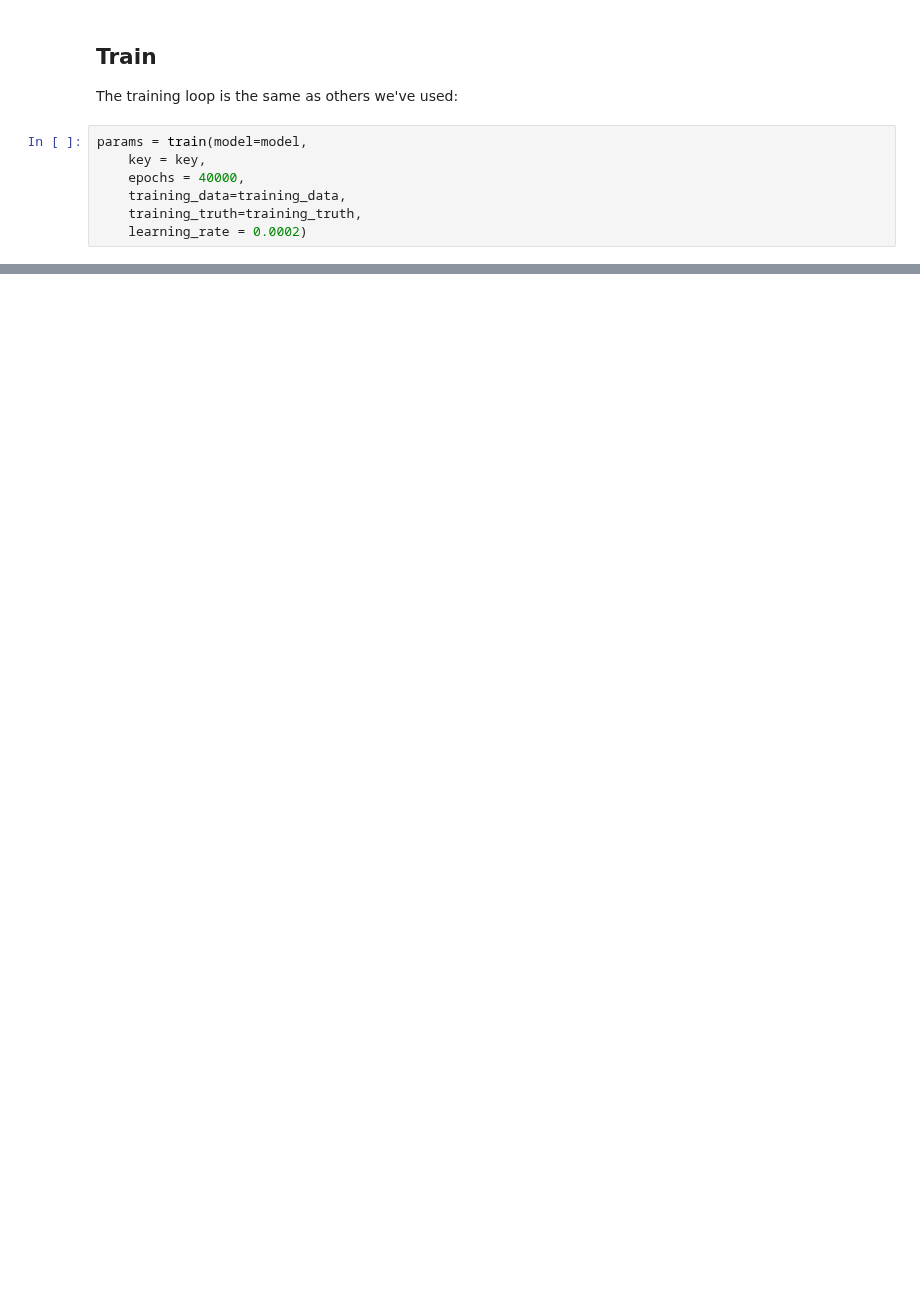
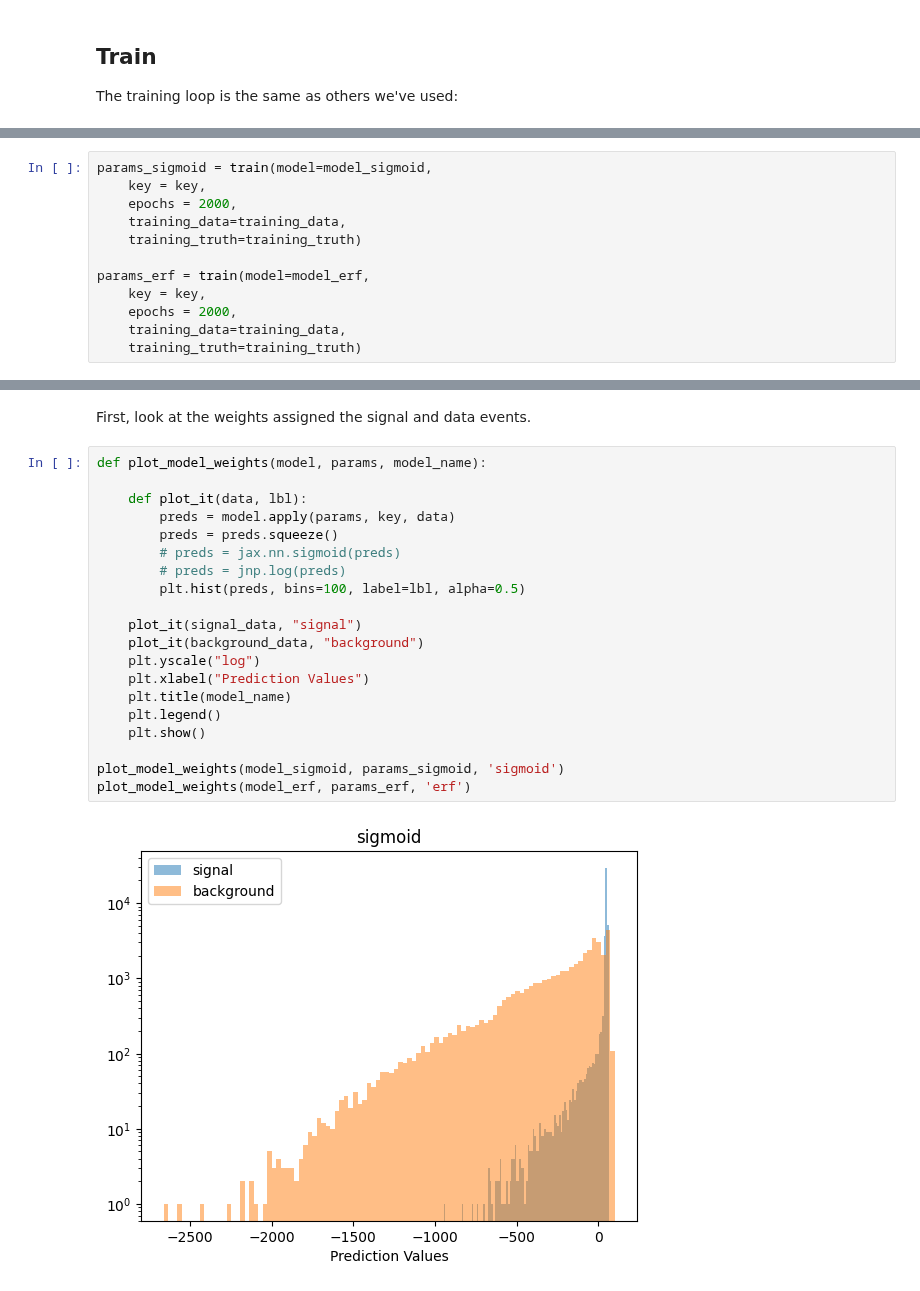
Before and after one commit to gordonwatts/diff-prog-intro, a Jupyter notebook: book/cut_then_nn.ipynb, the cells around one changed output, grey strips where cells are left out. Cells and saved outputs as stored; diff of their text form; blank space fills up the shorter version.

```diff
--- a/book/cut_then_nn.ipynb
+++ b/book/cut_then_nn.ipynb
@@ -259,10 +131,3 @@ model = hk.transform(FeedForward)
 ## Train
 
 The training loop is the same as others we've used:
-# %%
-params = train(model=model,
-    key = key,
-    epochs = 40000,
-    training_data=training_data,
-    training_truth=training_truth,
-    learning_rate = 0.0002)
@@ -398,0 +134,12 @@ The trend observed was generally this - each time I increased the number of trai
+# %%
+params_sigmoid = train(model=model_sigmoid,
+    key = key,
+    epochs = 2000,
+    training_data=training_data,
+    training_truth=training_truth)
+
+params_erf = train(model=model_erf,
+    key = key,
+    epochs = 2000,
+    training_data=training_data,
+    training_truth=training_truth)
@@ -398,0 +177,24 @@ The trend observed was generally this - each time I increased the number of trai
+# %% [markdown]
+First, look at the weights assigned the signal and data events.
+# %%
+def plot_model_weights(model, params, model_name):
+
+    def plot_it(data, lbl):
+        preds = model.apply(params, key, data)
+        preds = preds.squeeze()
+        # preds = jax.nn.sigmoid(preds)
+        # preds = jnp.log(preds)
+        plt.hist(preds, bins=100, label=lbl, alpha=0.5)
+
+    plot_it(signal_data, "signal")
+    plot_it(background_data, "background")
+    plt.yscale("log")
+    plt.xlabel("Prediction Values")
+    plt.title(model_name)
+    plt.legend()
+    plt.show()
+
+plot_model_weights(model_sigmoid, params_sigmoid, 'sigmoid')
+plot_model_weights(model_erf, params_erf, 'erf')
+# %% [output]
+[figure, added]
```
Also changed, not shown: parts of 75 cells of this notebook.
